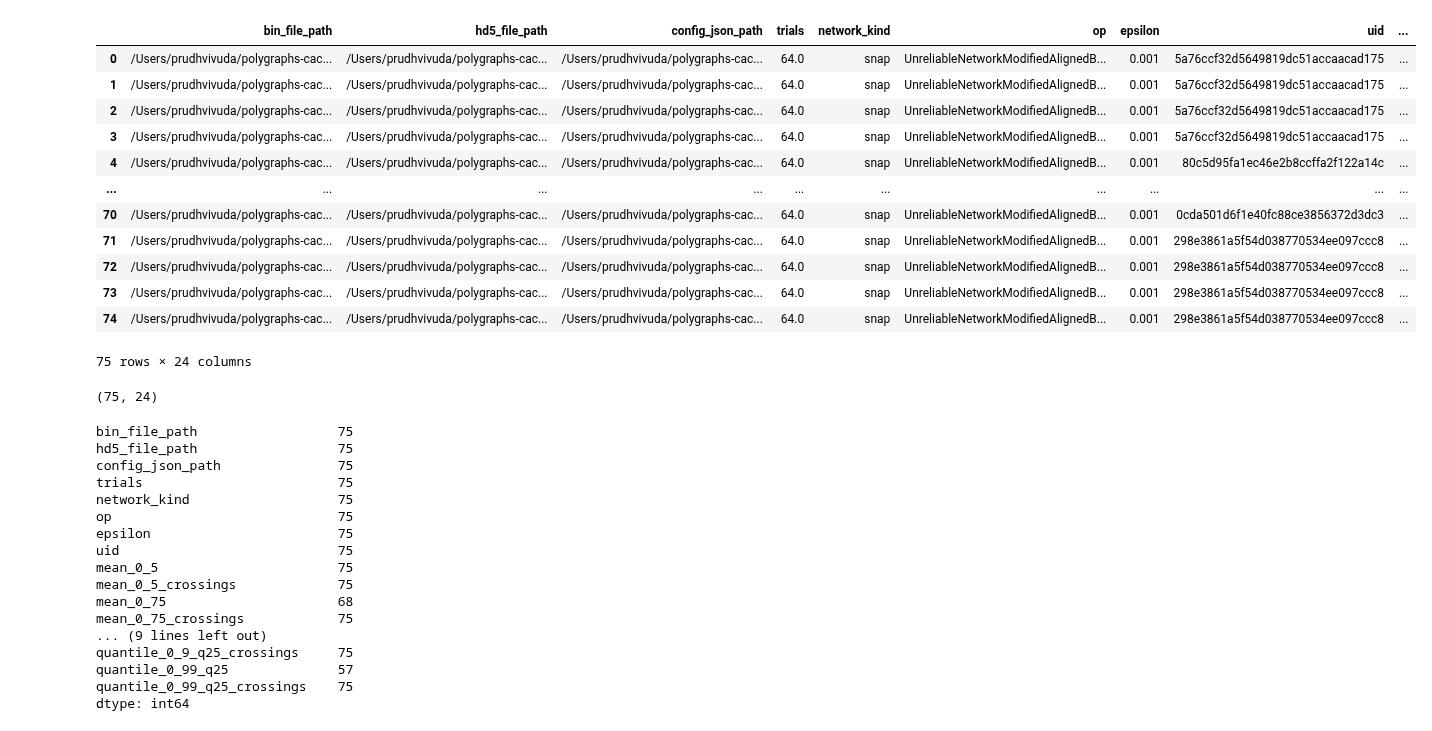
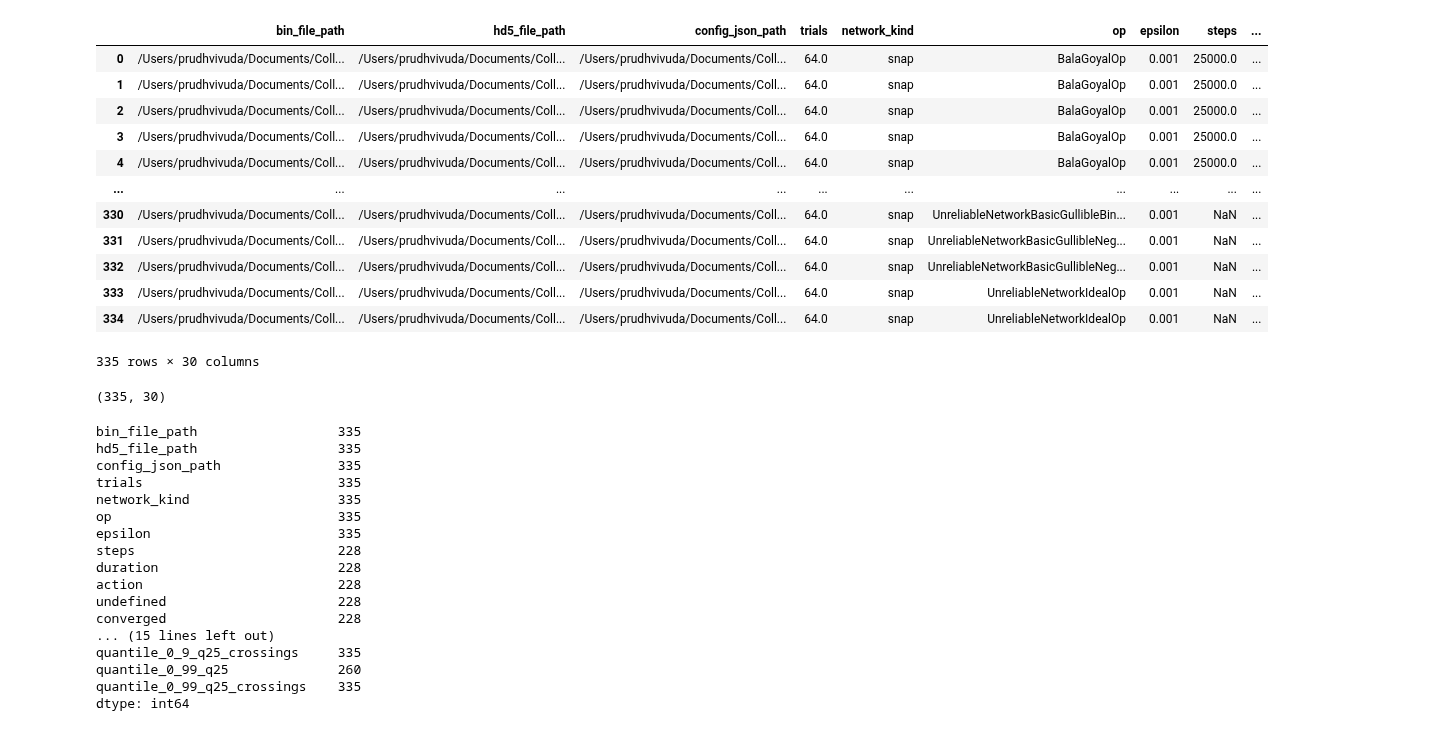
Before and after one commit to alexandroskoliousis/polygraphs, a Jupyter notebook: examples/beliefs/belief_processor.ipynb, the cells around one changed output. Drawn from its saved outputs; the diff is of its cells as text; code cells hidden in the pictures.

```diff
--- a/examples/beliefs/belief_processor.ipynb
+++ b/examples/beliefs/belief_processor.ipynb
@@ -84,44 +82,60 @@ class BeliefProcessor(Processor):
                         crossing_column = column + "_crossings"
                         self.dataframe[column] = quantile_list
                         self.dataframe[crossing_column] = crossings_list
+
+
+    def aggregate_crossings_by_op(self):
+        """Aggregate threshold crossings by operator for comparison."""
+        aggregated = self.dataframe.copy()
+
+        # Select only numeric columns for aggregation
+        numeric_data = aggregated.select_dtypes(include=["number"])
+
+        # Add the 'op' column back for grouping
+        numeric_data["op"] = aggregated["op"]
+
+        # Group by operator and sum up crossing counts for each metric
+        op_aggregated = numeric_data.groupby("op").sum()
+
+        return op_aggregated
 # %%
-x = BeliefProcessor("~/polygraphs-cache/results/")
+x = BeliefProcessor("../../../CollegeMSG") # ~/polygraphs-cache/results/
 x.get()
 # %% [output]
-|  | bin_file_path | hd5_file_path | config_json_path | trials | network_kind | op | epsilon | uid | ... |
-| 0 | /Users/prudhvivuda/polygraphs-cac... | /Users/prudhvivuda/polygraphs-cac... | /Users/prudhvivuda/polygraphs-cac... | 64.0 | snap | UnreliableNetworkModifiedAlignedB... | 0.001 | 5a76ccf32d5649819dc51accaacad175 | ... |
-| 1 | /Users/prudhvivuda/polygraphs-cac... | /Users/prudhvivuda/polygraphs-cac... | /Users/prudhvivuda/polygraphs-cac... | 64.0 | snap | UnreliableNetworkModifiedAlignedB... | 0.001 | 5a76ccf32d5649819dc51accaacad175 | ... |
-| 2 | /Users/prudhvivuda/polygraphs-cac... | /Users/prudhvivuda/polygraphs-cac... | /Users/prudhvivuda/polygraphs-cac... | 64.0 | snap | UnreliableNetworkModifiedAlignedB... | 0.001 | 5a76ccf32d5649819dc51accaacad175 | ... |
-| 3 | /Users/prudhvivuda/polygraphs-cac... | /Users/prudhvivuda/polygraphs-cac... | /Users/prudhvivuda/polygraphs-cac... | 64.0 | snap | UnreliableNetworkModifiedAlignedB... | 0.001 | 5a76ccf32d5649819dc51accaacad175 | ... |
-| 4 | /Users/prudhvivuda/polygraphs-cac... | /Users/prudhvivuda/polygraphs-cac... | /Users/prudhvivuda/polygraphs-cac... | 64.0 | snap | UnreliableNetworkModifiedAlignedB... | 0.001 | 80c5d95fa1ec46e2b8ccffa2f122a14c | ... |
+|  | bin_file_path | hd5_file_path | config_json_path | trials | network_kind | op | epsilon | steps | ... |
+| 0 | /Users/prudhvivuda/Documents/Coll... | /Users/prudhvivuda/Documents/Coll... | /Users/prudhvivuda/Documents/Coll... | 64.0 | snap | BalaGoyalOp | 0.001 | 25000.0 | ... |
+| 1 | /Users/prudhvivuda/Documents/Coll... | /Users/prudhvivuda/Documents/Coll... | /Users/prudhvivuda/Documents/Coll... | 64.0 | snap | BalaGoyalOp | 0.001 | 25000.0 | ... |
+| 2 | /Users/prudhvivuda/Documents/Coll... | /Users/prudhvivuda/Documents/Coll... | /Users/prudhvivuda/Documents/Coll... | 64.0 | snap | BalaGoyalOp | 0.001 | 25000.0 | ... |
+| 3 | /Users/prudhvivuda/Documents/Coll... | /Users/prudhvivuda/Documents/Coll... | /Users/prudhvivuda/Documents/Coll... | 64.0 | snap | BalaGoyalOp | 0.001 | 25000.0 | ... |
+| 4 | /Users/prudhvivuda/Documents/Coll... | /Users/prudhvivuda/Documents/Coll... | /Users/prudhvivuda/Documents/Coll... | 64.0 | snap | BalaGoyalOp | 0.001 | 25000.0 | ... |
 | ... | ... | ... | ... | ... | ... | ... | ... | ... | ... |
-| 70 | /Users/prudhvivuda/polygraphs-cac... | /Users/prudhvivuda/polygraphs-cac... | /Users/prudhvivuda/polygraphs-cac... | 64.0 | snap | UnreliableNetworkModifiedAlignedB... | 0.001 | 0cda501d6f1e40fc88ce3856372d3dc3 | ... |
-| 71 | /Users/prudhvivuda/polygraphs-cac... | /Users/prudhvivuda/polygraphs-cac... | /Users/prudhvivuda/polygraphs-cac... | 64.0 | snap | UnreliableNetworkModifiedAlignedB... | 0.001 | 298e3861a5f54d038770534ee097ccc8 | ... |
-| 72 | /Users/prudhvivuda/polygraphs-cac... | /Users/prudhvivuda/polygraphs-cac... | /Users/prudhvivuda/polygraphs-cac... | 64.0 | snap | UnreliableNetworkModifiedAlignedB... | 0.001 | 298e3861a5f54d038770534ee097ccc8 | ... |
-| 73 | /Users/prudhvivuda/polygraphs-cac... | /Users/prudhvivuda/polygraphs-cac... | /Users/prudhvivuda/polygraphs-cac... | 64.0 | snap | UnreliableNetworkModifiedAlignedB... | 0.001 | 298e3861a5f54d038770534ee097ccc8 | ... |
-| 74 | /Users/prudhvivuda/polygraphs-cac... | /Users/prudhvivuda/polygraphs-cac... | /Users/prudhvivuda/polygraphs-cac... | 64.0 | snap | UnreliableNetworkModifiedAlignedB... | 0.001 | 298e3861a5f54d038770534ee097ccc8 | ... |
+| 330 | /Users/prudhvivuda/Documents/Coll... | /Users/prudhvivuda/Documents/Coll... | /Users/prudhvivuda/Documents/Coll... | 64.0 | snap | UnreliableNetworkBasicGullibleBin... | 0.001 | NaN | ... |
+| 331 | /Users/prudhvivuda/Documents/Coll... | /Users/prudhvivuda/Documents/Coll... | /Users/prudhvivuda/Documents/Coll... | 64.0 | snap | UnreliableNetworkBasicGullibleNeg... | 0.001 | NaN | ... |
+| 332 | /Users/prudhvivuda/Documents/Coll... | /Users/prudhvivuda/Documents/Coll... | /Users/prudhvivuda/Documents/Coll... | 64.0 | snap | UnreliableNetworkBasicGullibleNeg... | 0.001 | NaN | ... |
+| 333 | /Users/prudhvivuda/Documents/Coll... | /Users/prudhvivuda/Documents/Coll... | /Users/prudhvivuda/Documents/Coll... | 64.0 | snap | UnreliableNetworkIdealOp | 0.001 | NaN | ... |
+| 334 | /Users/prudhvivuda/Documents/Coll... | /Users/prudhvivuda/Documents/Coll... | /Users/prudhvivuda/Documents/Coll... | 64.0 | snap | UnreliableNetworkIdealOp | 0.001 | NaN | ... |
-75 rows × 24 columns
+335 rows × 30 columns
 # %%
 x.get().shape
 # %% [output]
-(75, 24)
+(335, 30)
 # %%
 x.get().count()
 # %% [output]
-bin_file_path                  75
-hd5_file_path                  75
-config_json_path               75
-trials                         75
-network_kind                   75
-op                             75
-epsilon                        75
-uid                            75
-mean_0_5                       75
-mean_0_5_crossings             75
-mean_0_75                      68
-mean_0_75_crossings            75
-... (9 lines left out)
-quantile_0_9_q25_crossings     75
-quantile_0_99_q25              57
-quantile_0_99_q25_crossings    75
+bin_file_path                  335
+hd5_file_path                  335
+config_json_path               335
+trials                         335
+network_kind                   335
+op                             335
+epsilon                        335
+steps                          228
+duration                       228
+action                         228
+undefined                      228
+converged                      228
+... (15 lines left out)
+quantile_0_9_q25_crossings     335
+quantile_0_99_q25              260
+quantile_0_99_q25_crossings    335
 dtype: int64
```
Also changed, not shown: parts of 4 cells of this notebook, 35 other files.
